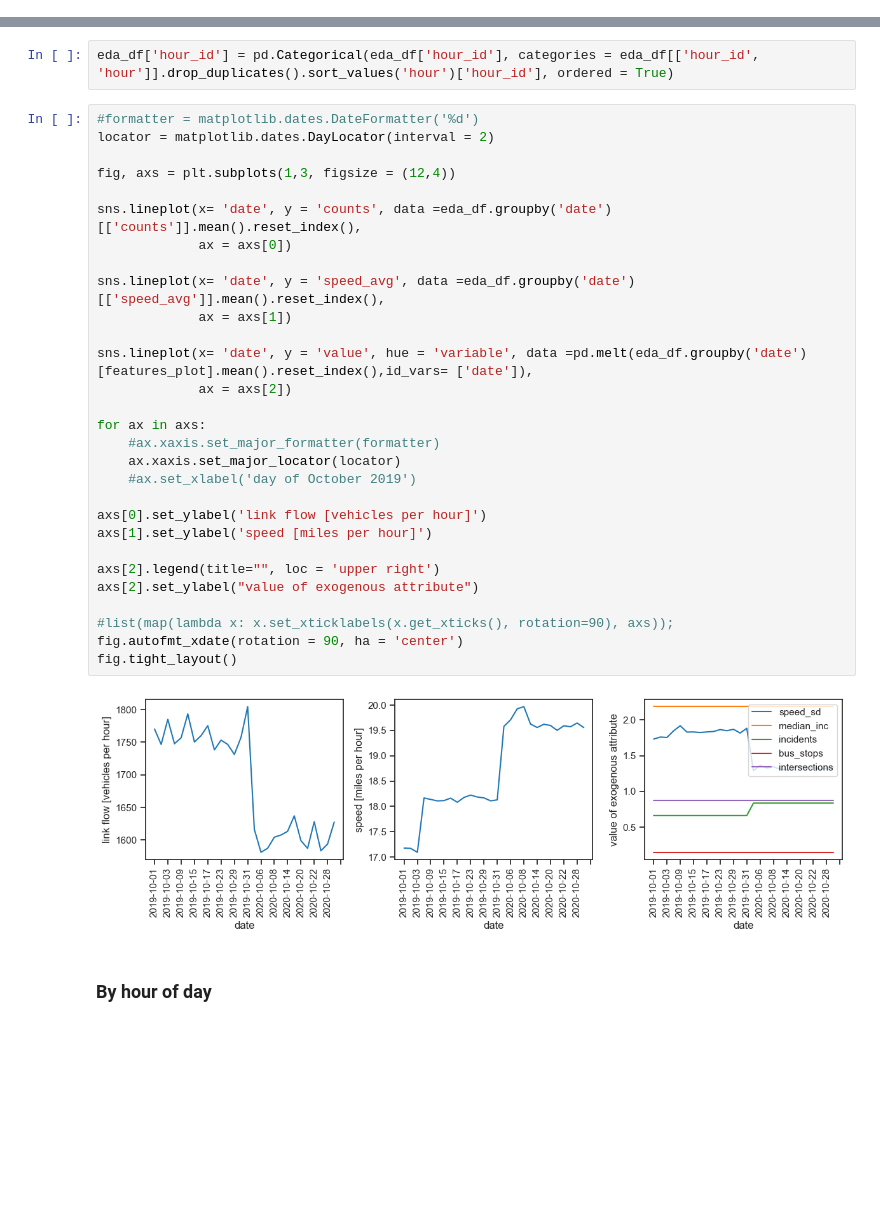
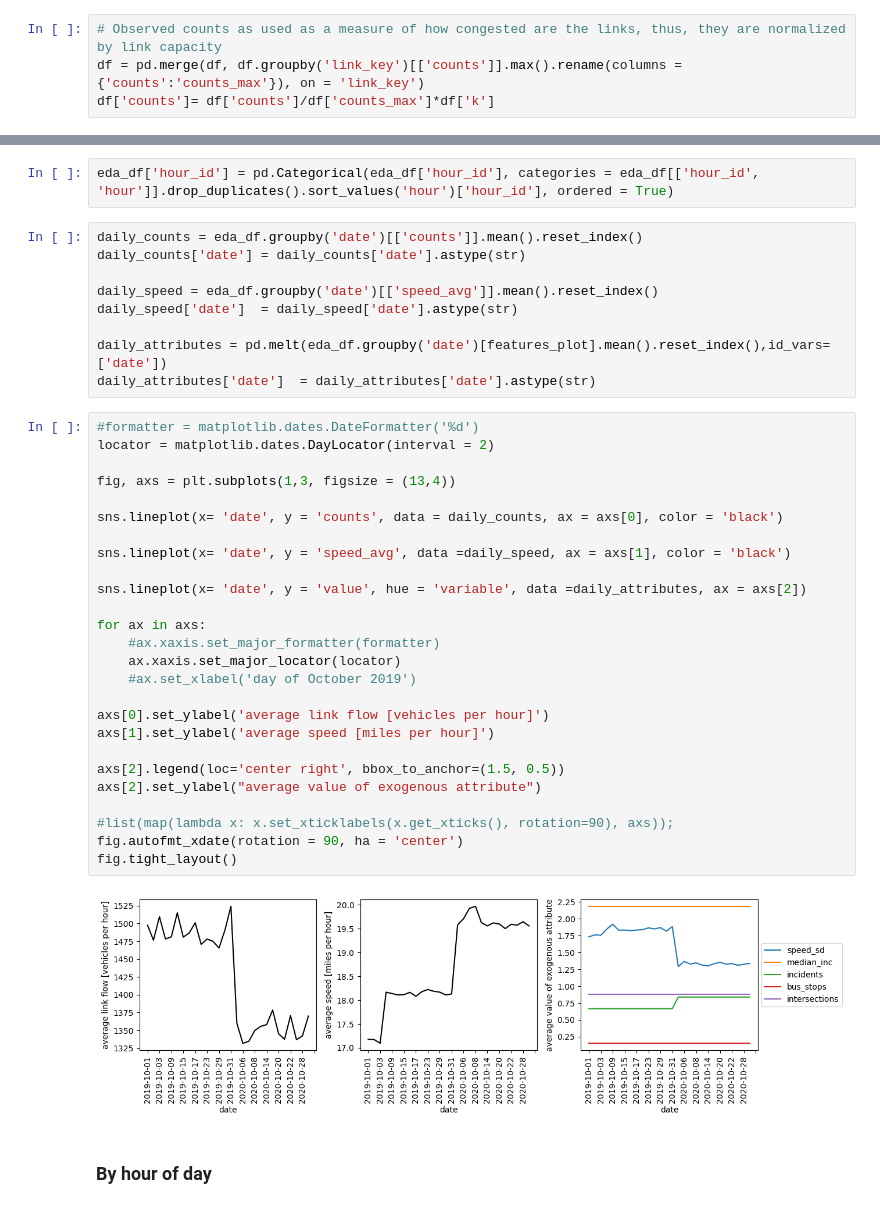
Before and after one commit to pabloguarda/nesuelogit, a Jupyter notebook: examples/notebooks/eda-fresno.ipynb, the cells around one changed output, grey strips where cells are left out. Cells and saved outputs as stored; diff of their text form; blank space fills up the shorter version.

```diff
--- a/examples/notebooks/eda-fresno.ipynb
+++ b/examples/notebooks/eda-fresno.ipynb
@@ -76,6 +78,10 @@ df['tt_avg'] = np.where(df['link_type'] != 'LWRLK', 0,df['length']/df['speed_his
 df.loc[(df.link_type == "LWRLK") & (df.speed_hist_avg == 0),'tt_avg'] = float('nan')
 
 df = data_curation(df)
+# %%
+# Observed counts as used as a measure of how congested are the links, thus, they are normalized by link capacity
+df = pd.merge(df, df.groupby('link_key')[['counts']].max().rename(columns ={'counts':'counts_max'}), on = 'link_key')
+df['counts']= df['counts']/df['counts_max']*df['k']
 # %%
 df[['speed_ref_avg','speed_hist_avg', 'tt_ff', 'tt_avg']].describe()
 # %% [output]
@@ -273,37 +274,43 @@ eda_df['date'] = eda_df['date'].astype(str)
 eda_df['median_inc'] = eda_df['median_inc']/12
 # %%
 eda_df['hour_id'] = pd.Categorical(eda_df['hour_id'], categories = eda_df[['hour_id', 'hour']].drop_duplicates().sort_values('hour')['hour_id'], ordered = True)
+# %%
+daily_counts = eda_df.groupby('date')[['counts']].mean().reset_index()
+daily_counts['date'] = daily_counts['date'].astype(str)
+
+daily_speed = eda_df.groupby('date')[['speed_avg']].mean().reset_index()
+daily_speed['date']  = daily_speed['date'].astype(str)
+
+daily_attributes = pd.melt(eda_df.groupby('date')[features_plot].mean().reset_index(),id_vars= ['date'])
+daily_attributes['date']  = daily_attributes['date'].astype(str)
 # %%
 #formatter = matplotlib.dates.DateFormatter('%d')
 locator = matplotlib.dates.DayLocator(interval = 2)
 
-fig, axs = plt.subplots(1,3, figsize = (12,4))
+fig, axs = plt.subplots(1,3, figsize = (13,4))
 
-sns.lineplot(x= 'date', y = 'counts', data =eda_df.groupby('date')[['counts']].mean().reset_index(),
-             ax = axs[0])
+sns.lineplot(x= 'date', y = 'counts', data = daily_counts, ax = axs[0], color = 'black')
 
-sns.lineplot(x= 'date', y = 'speed_avg', data =eda_df.groupby('date')[['speed_avg']].mean().reset_index(),
-             ax = axs[1])
+sns.lineplot(x= 'date', y = 'speed_avg', data =daily_speed, ax = axs[1], color = 'black')
 
-sns.lineplot(x= 'date', y = 'value', hue = 'variable', data =pd.melt(eda_df.groupby('date')[features_plot].mean().reset_index(),id_vars= ['date']),
-             ax = axs[2])
+sns.lineplot(x= 'date', y = 'value', hue = 'variable', data =daily_attributes, ax = axs[2])
 
 for ax in axs:
     #ax.xaxis.set_major_formatter(formatter)
     ax.xaxis.set_major_locator(locator)
     #ax.set_xlabel('day of October 2019')
 
-axs[0].set_ylabel('link flow [vehicles per hour]')
-axs[1].set_ylabel('speed [miles per hour]')
+axs[0].set_ylabel('average link flow [vehicles per hour]')
+axs[1].set_ylabel('average speed [miles per hour]')
 
-axs[2].legend(title="", loc = 'upper right')
-axs[2].set_ylabel("value of exogenous attribute")
+axs[2].legend(loc='center right', bbox_to_anchor=(1.5, 0.5))
+axs[2].set_ylabel("average value of exogenous attribute")
 
 #list(map(lambda x: x.set_xticklabels(x.get_xticks(), rotation=90), axs));
 fig.autofmt_xdate(rotation = 90, ha = 'center')
 fig.tight_layout()
 # %% [output]
-[figure, old version]
+[figure, new version]
 # %% [markdown]
 ### By hour of day
 # %%
```
Also changed, not shown: parts of 20 cells of this notebook.
